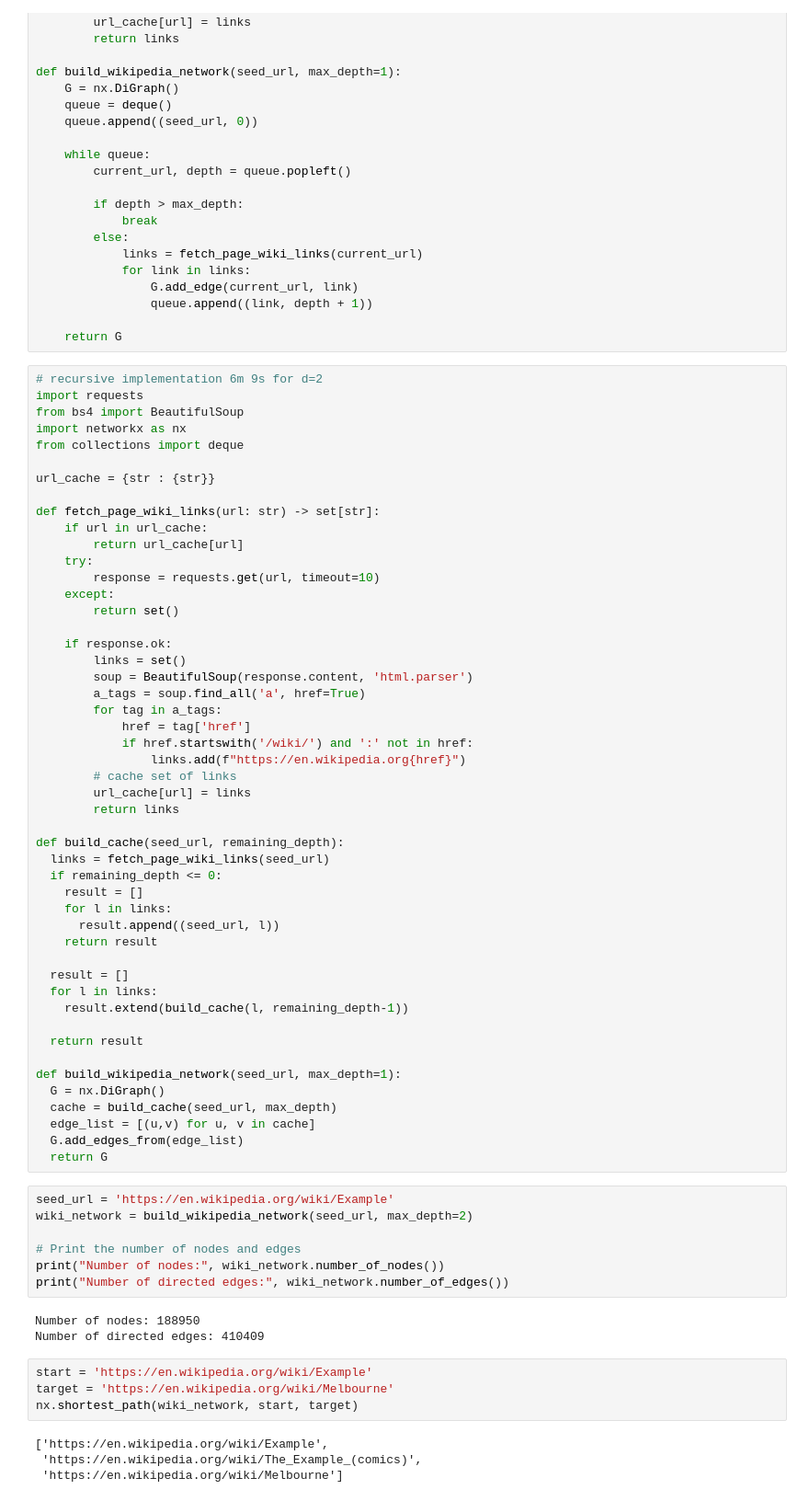
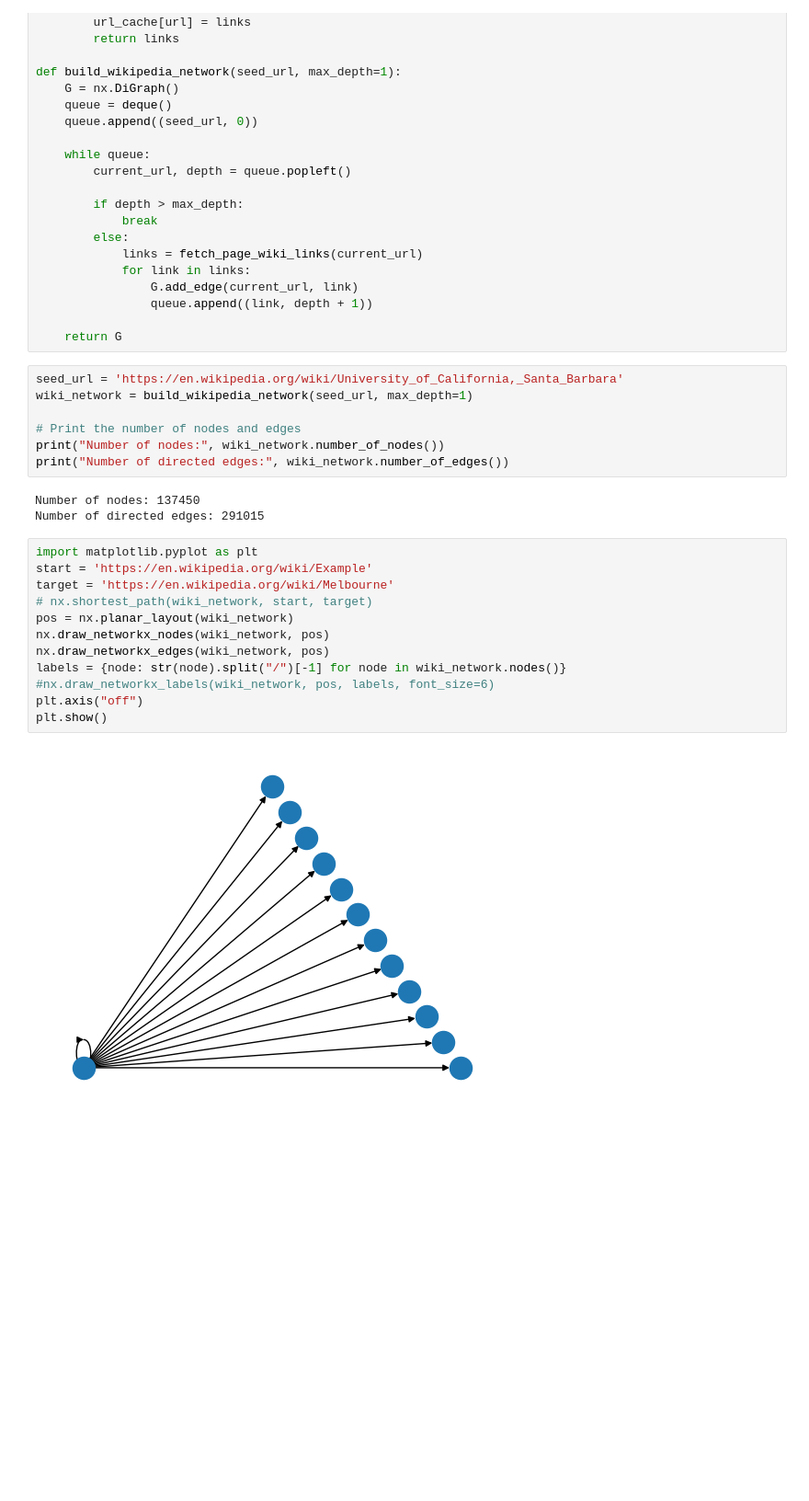
Before and after one commit to Joseph-Zaki/Wiki-Networks, a Jupyter notebook: main.ipynb, the cells around one changed output. Shown: that part at 92% size. Saved outputs shown, nothing was run; the diff lists cells and outputs as text; blank space fills up the shorter version.

```diff
--- a/main.ipynb
+++ b/main.ipynb
@@ -90,70 +139,27 @@ def build_wikipedia_network(seed_url, max_depth=1):
                 queue.append((link, depth + 1))
 
     return G
-# %%
-# recursive implementation 6m 9s for d=2
-import requests
-from bs4 import BeautifulSoup
-import networkx as nx
-from collections import deque
-
-url_cache = {str : {str}}
-
-def fetch_page_wiki_links(url: str) -> set[str]:
-    if url in url_cache:
-        return url_cache[url]
-    try:
-        response = requests.get(url, timeout=10)
-    except:
-        return set()
-
-    if response.ok:
-        links = set()
-        soup = BeautifulSoup(response.content, 'html.parser')
-        a_tags = soup.find_all('a', href=True)
-        for tag in a_tags:
-            href = tag['href']
-            if href.startswith('/wiki/') and ':' not in href:
-                links.add(f"https://en.wikipedia.org{href}")
-        # cache set of links
-        url_cache[url] = links
-        return links
-
-def build_cache(seed_url, remaining_depth):
-  links = fetch_page_wiki_links(seed_url)
-  if remaining_depth <= 0:
-    result = []
-    for l in links:
-      result.append((seed_url, l))
-    return result
-
-  result = []
-  for l in links:
-    result.extend(build_cache(l, remaining_depth-1))
-
-  return result
-
-def build_wikipedia_network(seed_url, max_depth=1):
-  G = nx.DiGraph()
-  cache = build_cache(seed_url, max_depth)
-  edge_list = [(u,v) for u, v in cache]
-  G.add_edges_from(edge_list)
-  return G
 # %%
-seed_url = 'https://en.wikipedia.org/wiki/Example'
-wiki_network = build_wikipedia_network(seed_url, max_depth=2)
+seed_url = 'https://en.wikipedia.org/wiki/University_of_California,_Santa_Barbara'
+wiki_network = build_wikipedia_network(seed_url, max_depth=1)
 
 # Print the number of nodes and edges
 print("Number of nodes:", wiki_network.number_of_nodes())
 print("Number of directed edges:", wiki_network.number_of_edges())
 # %% [output]
-Number of nodes: 188950
-Number of directed edges: 410409
+Number of nodes: 137450
+Number of directed edges: 291015
 # %%
+import matplotlib.pyplot as plt
 start = 'https://en.wikipedia.org/wiki/Example'
 target = 'https://en.wikipedia.org/wiki/Melbourne'
-nx.shortest_path(wiki_network, start, target)
+# nx.shortest_path(wiki_network, start, target)
+pos = nx.planar_layout(wiki_network)
+nx.draw_networkx_nodes(wiki_network, pos)
+nx.draw_networkx_edges(wiki_network, pos)
+labels = {node: str(node).split("/")[-1] for node in wiki_network.nodes()}
+#nx.draw_networkx_labels(wiki_network, pos, labels, font_size=6)
+plt.axis("off")
+plt.show()
 # %% [output]
-['https://en.wikipedia.org/wiki/Example',
- 'https://en.wikipedia.org/wiki/The_Example_(comics)',
- 'https://en.wikipedia.org/wiki/Melbourne']
+[figure, added]
```
Also changed, not shown: parts of 3 cells of this notebook.
